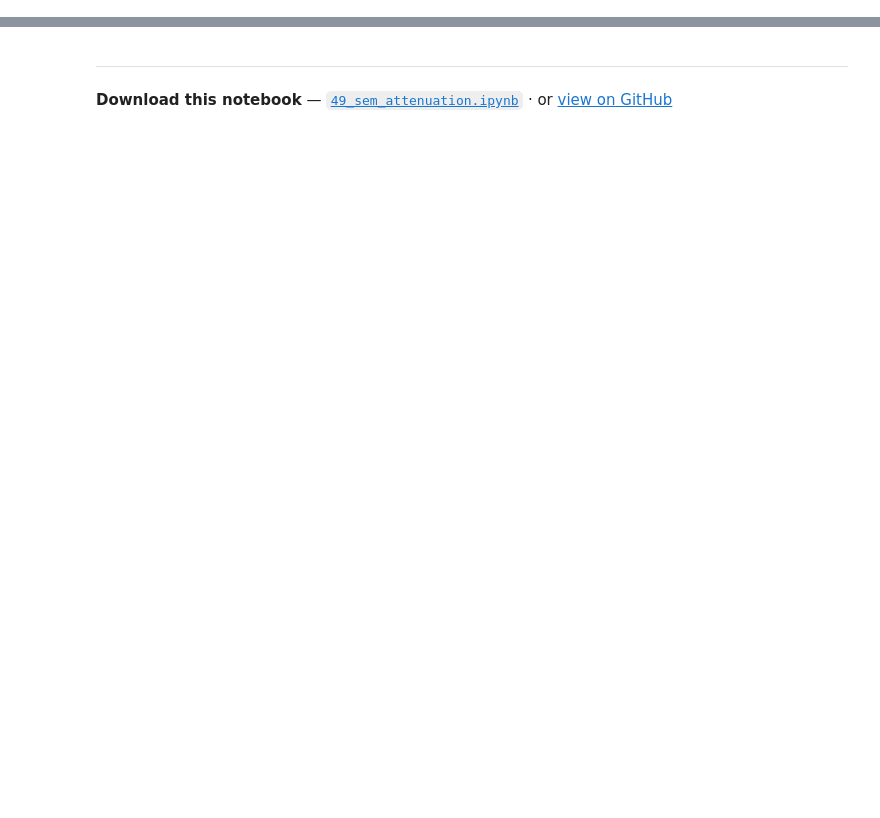
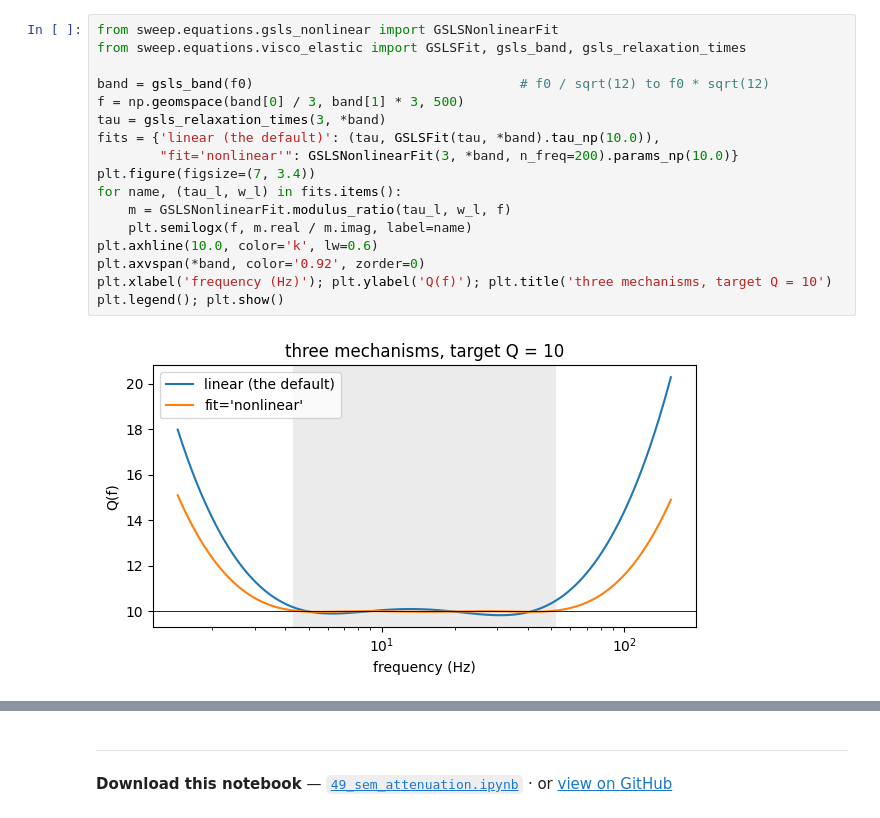
Before and after one commit to DeepWave-KAUST/sweep, a Jupyter notebook: docs/notebooks/49_sem_attenuation.ipynb, the cells around one changed output, grey strips where cells are left out. Drawn from its saved outputs; the diff is of its cells as text; blank space fills up the shorter version.

```diff
--- a/docs/notebooks/49_sem_attenuation.ipynb
+++ b/docs/notebooks/49_sem_attenuation.ipynb
@@ -523,0 +109,19 @@ float32, the P record agrees with the eager one in float64 to 4e-6.
+# %%
+from sweep.equations.gsls_nonlinear import GSLSNonlinearFit
+from sweep.equations.visco_elastic import GSLSFit, gsls_band, gsls_relaxation_times
+
+band = gsls_band(f0)                                  # f0 / sqrt(12) to f0 * sqrt(12)
+f = np.geomspace(band[0] / 3, band[1] * 3, 500)
+tau = gsls_relaxation_times(3, *band)
+fits = {'linear (the default)': (tau, GSLSFit(tau, *band).tau_np(10.0)),
+        "fit='nonlinear'": GSLSNonlinearFit(3, *band, n_freq=200).params_np(10.0)}
+plt.figure(figsize=(7, 3.4))
+for name, (tau_l, w_l) in fits.items():
+    m = GSLSNonlinearFit.modulus_ratio(tau_l, w_l, f)
+    plt.semilogx(f, m.real / m.imag, label=name)
+plt.axhline(10.0, color='k', lw=0.6)
+plt.axvspan(*band, color='0.92', zorder=0)
+plt.xlabel('frequency (Hz)'); plt.ylabel('Q(f)'); plt.title('three mechanisms, target Q = 10')
+plt.legend(); plt.show()
+# %% [output]
+[figure, added]
```
Also changed, not shown: parts of 27 cells of this notebook, 8 other files.
